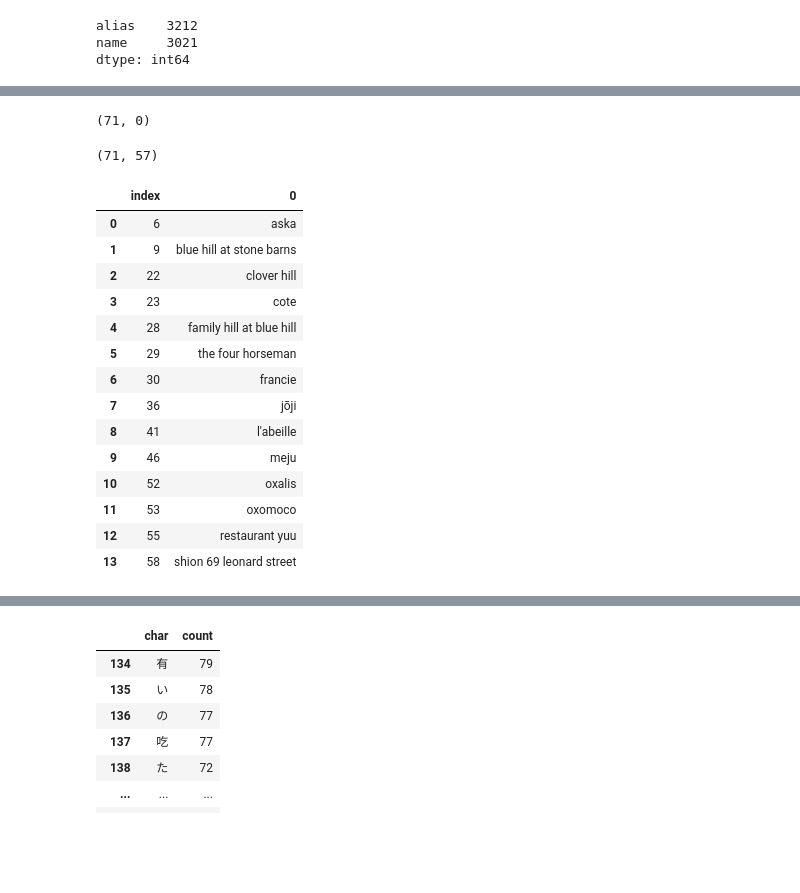
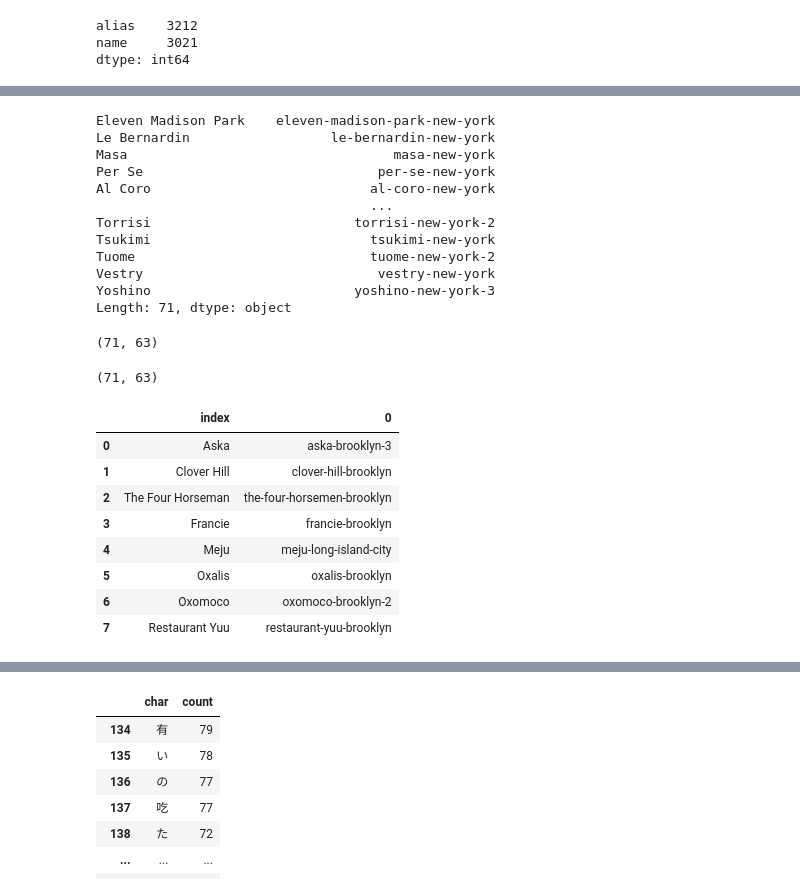
Before and after one commit to mabdullah-nyu/DSGA-1007-Project, a Jupyter notebook: analysis.ipynb, the cells around one changed output, grey strips where cells are left out. Drawn from its saved outputs; the diff is of its cells as text; code cells hidden in the pictures; blank space fills up the shorter version.

Commit message:
Manhattan Michelins are confirmed

```diff
--- a/analysis.ipynb
+++ b/analysis.ipynb
@@ -195,10 +83,0 @@ michelin = [
-# %%
-# Convert to ascii lowercase
-mich = pd.Series([x.lower() for x in michelin])
-review_res = pd.Series([x.lower() for x in missing_reviews['name']])
-res = pd.Series([x.lower() for x in restaurants['name']])
-
-missing_mich = mich.isin(review_res)
-len(missing_mich), sum(missing_mich) # Well no Michelins show up as missing, but still feeling sus
-# %% [output]
-(71, 0)
@@ -205,29 +158,45 @@ len(missing_mich), sum(missing_mich) # Well no Michelins show up as missing, but
+# %%
+# Check that aliases are present in the reviews, and in the restaurants
+mich_dict = pd.Series(mich_dict)
+mich_dict
+# %% [output]
+Eleven Madison Park    eleven-madison-park-new-york
+Le Bernardin                  le-bernardin-new-york
+Masa                                  masa-new-york
+Per Se                              per-se-new-york
+Al Coro                            al-coro-new-york
+                                   ...
+Torrisi                          torrisi-new-york-2
+Tsukimi                            tsukimi-new-york
+Tuome                              tuome-new-york-2
+Vestry                              vestry-new-york
+Yoshino                          yoshino-new-york-3
+Length: 71, dtype: object
+# %%
+mich_reviews = mich_dict.isin(reviews['alias'])
+len(mich_reviews), sum(mich_reviews) # Seems like we are missing 8 michelins in our reviews
+# %% [output]
+(71, 63)
 # %%
 # Let's see if we can find the Michelins in our restaurant data...
-missing_mich_res = mich.isin(res)
-len(missing_mich_res), sum(missing_mich_res) # Well, we retain 57 Michelins, what about the other 14??
+mich_res = mich_dict.isin(restaurants['alias'])
+len(mich_res), sum(mich_res) # Seems like the same 8 are missing in our restaurant data, which makes sense
 # %% [output]
-(71, 57)
+(71, 63)
 # %%
 # Let's find the 14, hard to systemitize, need more thought on this part - we don't have their aliases, so I'm just matching names
-find_mich = mich[mich.isin(res) == False].reset_index()
-find_mich # Example - aska has alias aska-brooklyn-3, didn't show up and I could not find 'Aska' in the .json - something to look out for. Others could just be name variation (i.e. probably just blue hill on Yelp, not the fancy)
+find_mich = mich_dict[mich_dict.isin(reviews['alias']) == False & mich_dict.isin(restaurants['alias'])].reset_index()
+find_mich # This is good news, we are not missing any Manhattan Michelins. Obv makes sense because we only scraped with Manhattan neighborhood
 # %% [output]
 |  | index | 0 |
-| 0 | 6 | aska |
-| 1 | 9 | blue hill at stone barns |
-| 2 | 22 | clover hill |
-| 3 | 23 | cote |
-| 4 | 28 | family hill at blue hill |
-| 5 | 29 | the four horseman |
-| 6 | 30 | francie |
-| 7 | 36 | jōji |
-| 8 | 41 | l'abeille |
-| 9 | 46 | meju |
-| 10 | 52 | oxalis |
-| 11 | 53 | oxomoco |
-| 12 | 55 | restaurant yuu |
-| 13 | 58 | shion 69 leonard street |
+| 0 | Aska | aska-brooklyn-3 |
+| 1 | Clover Hill | clover-hill-brooklyn |
+| 2 | The Four Horseman | the-four-horsemen-brooklyn |
+| 3 | Francie | francie-brooklyn |
+| 4 | Meju | meju-long-island-city |
+| 5 | Oxalis | oxalis-brooklyn |
+| 6 | Oxomoco | oxomoco-brooklyn-2 |
+| 7 | Restaurant Yuu | restaurant-yuu-brooklyn |
 # %%
 # Let's do a merger with restaurant name and reviews for analysis
 # Fancy indexing Jeremy, let me cook
```
Also changed, not shown: parts of 17 cells of this notebook.
